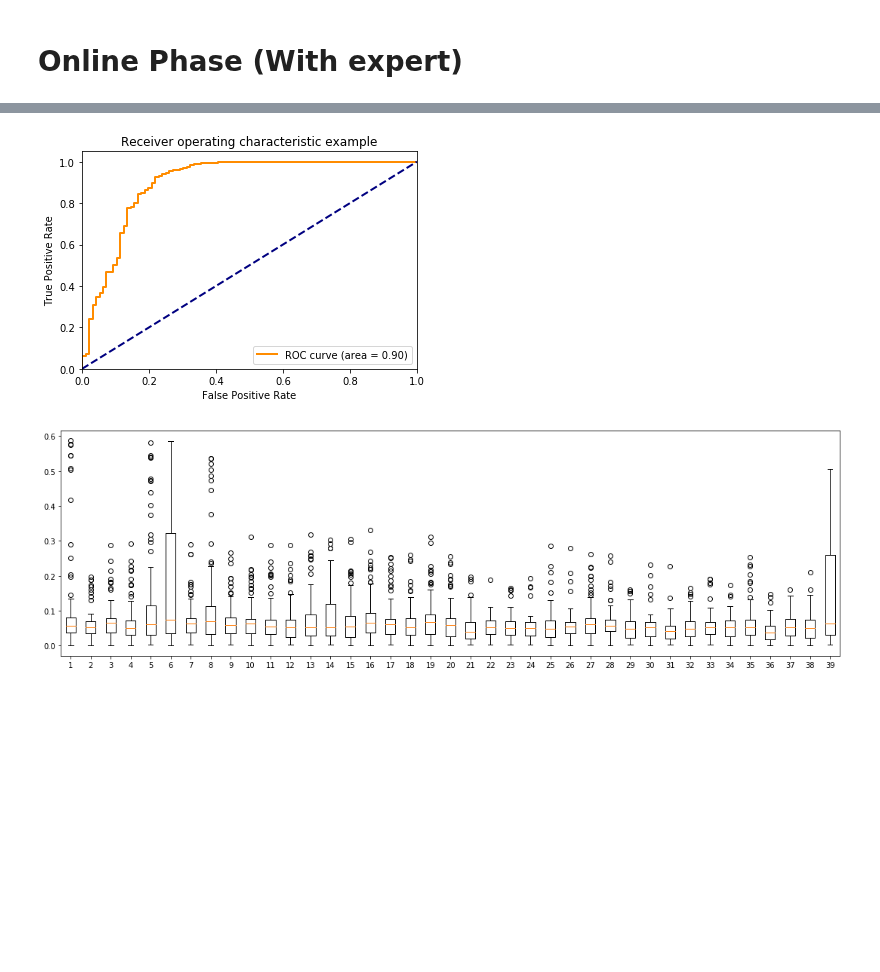
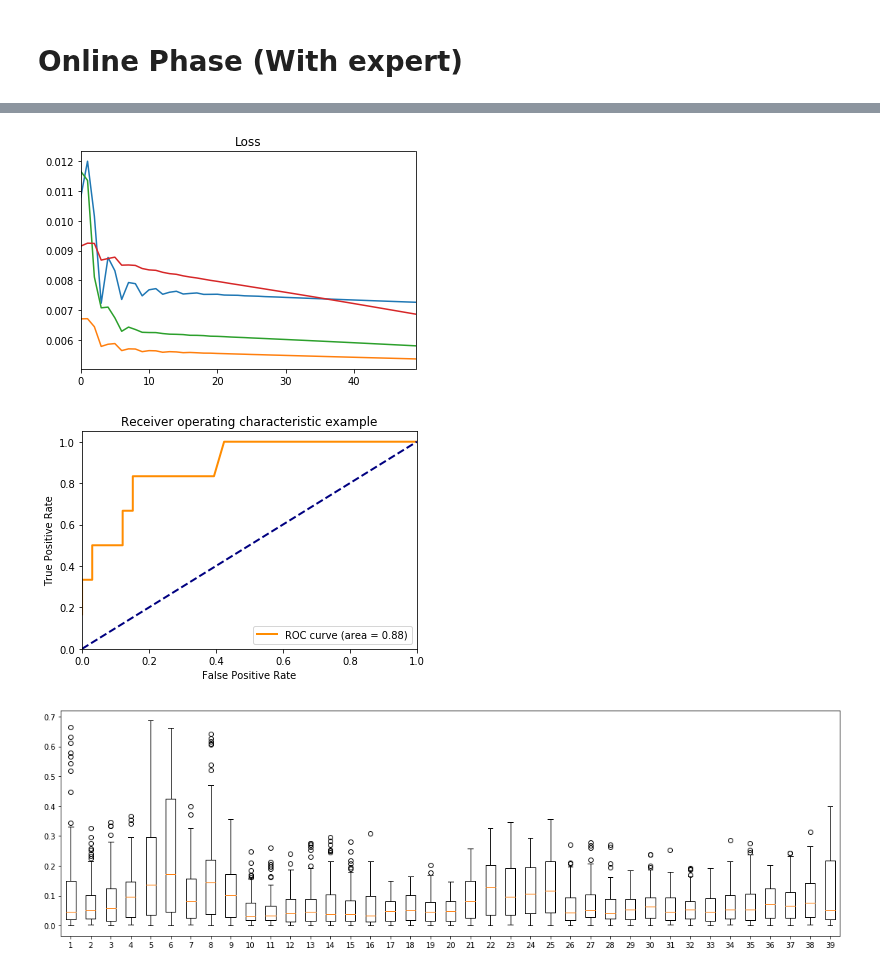
Before and after one commit to binli826/LSTM-Autoencoders, a Jupyter notebook: src/Experiments/Online_power.ipynb, the cells around one changed output, grey strips where cells are left out. Drawn from its saved outputs; the diff is of its cells as text; code cells hidden in the pictures; blank space fills up the shorter version.

```diff
--- a/src/Experiments/Online_power.ipynb
+++ b/src/Experiments/Online_power.ipynb
@@ -148,6 +148,9 @@ a_buf = []
 y = []
 output=[]
 box = []
+
+all_scores = []
+
 for l in labels:
     if l == "normal":
         y +=[0]
@@ -159,58 +162,53 @@ for data in test_set_list:
 
         (input_n, output_n) = sess.run([input_, output_], {p_input: data, p_is_training: False})
 
-        err = abs(input_n-output_n).reshape(-1,step_num,elem_num)
-        scores = scoring(err,mu,sigma,batch_num,step_num)
+        err = abs(input_n-output_n).reshape(-1,1)
+        box.append(err.reshape(-1,))
+
+        scores = scoring(err,mu,sigma)
         scores = pd.Series(scores)
+        all_scores.append(scores)
+        #output += [x for x in scores]
+        output +=[scores[scores>threshold].size]
         pred = [scores[b*step_num:(b+1)*step_num] for b in range(batch_num)]
         label = [expert[count*batch_num+b]for b in range(batch_num)]
 
         for index,value in enumerate(pred):
-            box.append(value)
             if value[value>threshold].size>=5:
                 if label[index] == "anomaly":
+                    print("TP")
+                    a_buf.append(data[index])
+                else:
+                    print("FP")
+                    n_buf.append(data[index])
+            else:
+                if label[index] == "anomaly":
+                    print("FN")
+                    a_buf.append(data[index])
+                else:
                     print("TN")
-                    a_buf.append(value)
-
-                else:
-                    print("FN")
-
-                    n_buf.append(value)
-            else:
-
-                if label[index] == "anomaly":
-
-                    print("FP")
-                    a_buf.append(value)
-                else:
-
-                    print("TP")
         count +=1
 
-        output += [1/x for x in scores]
 
-        if len(n_buf)>=50:
+
+        if len(n_buf)>=5:
             print("retrain...")
             loss_list_all=[]
+
+            datalist = np.array(n_buf).reshape(-1,batch_num,step_num,elem_num)
+
             for i in range(50):
-                buff = n_buf[::-1]
 
                 loss_list=[]
-                for _ in range(len(n_buf)):
-
-                    data =[]
-                    for _ in range(batch_num):
-                        data.append(buff.pop())
-                    data = np.array(data).reshape(batch_num,step_num,elem_num)
-
+                for data in datalist:
                     (loss, _) = sess.run([loss_, train_], {p_input: data,p_is_training : True})
                     loss_list.append(loss)
                 #print('Retrain-iter %d:' % (i + 1), np.array(loss_list).mean())
                 loss_list_all.append( np.array(loss_list).mean())
-
             pd.Series(loss_list_all).plot(title="Loss")
             n_buf = []
-fpr, tpr, thresholds = metrics.roc_curve(y, output, pos_label=0)
+
+fpr, tpr, thresholds = metrics.roc_curve(expert, output, pos_label="anomaly")
 auc = metrics.auc(fpr, tpr)
 #print(fpr,tpr,thresholds,auc)
 plot_roc(fpr,tpr,auc)
@@ -240,2 +238,3 @@ TN
-[figure, old version]
+[figure, new version]
-[figure, old version]
+[figure, new version]
+[figure, added]
```
Also changed, not shown: parts of 6 cells of this notebook, 3 other files.
